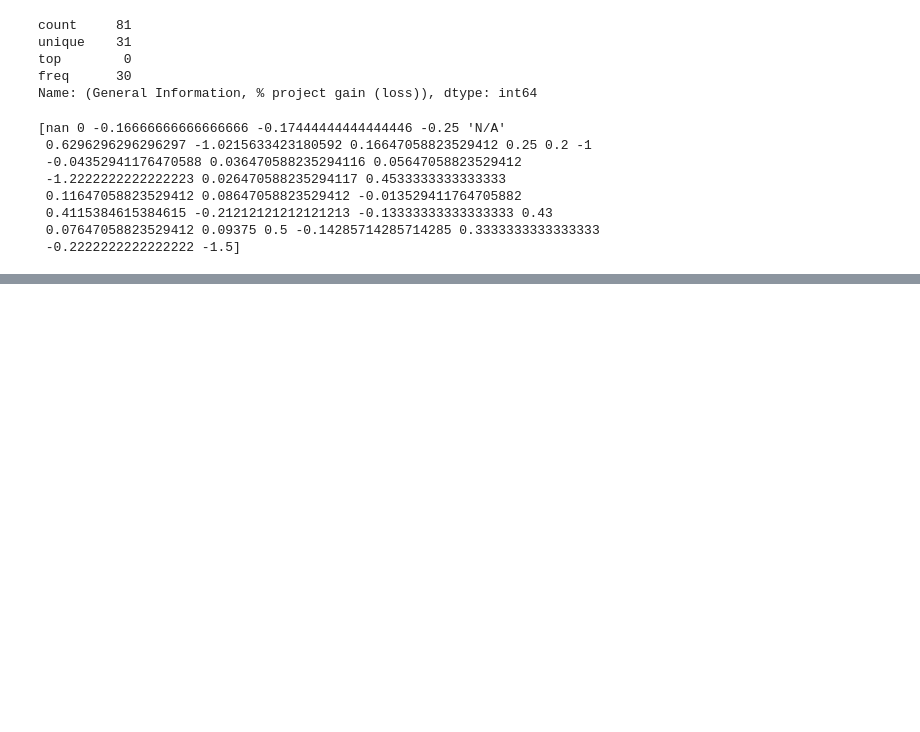
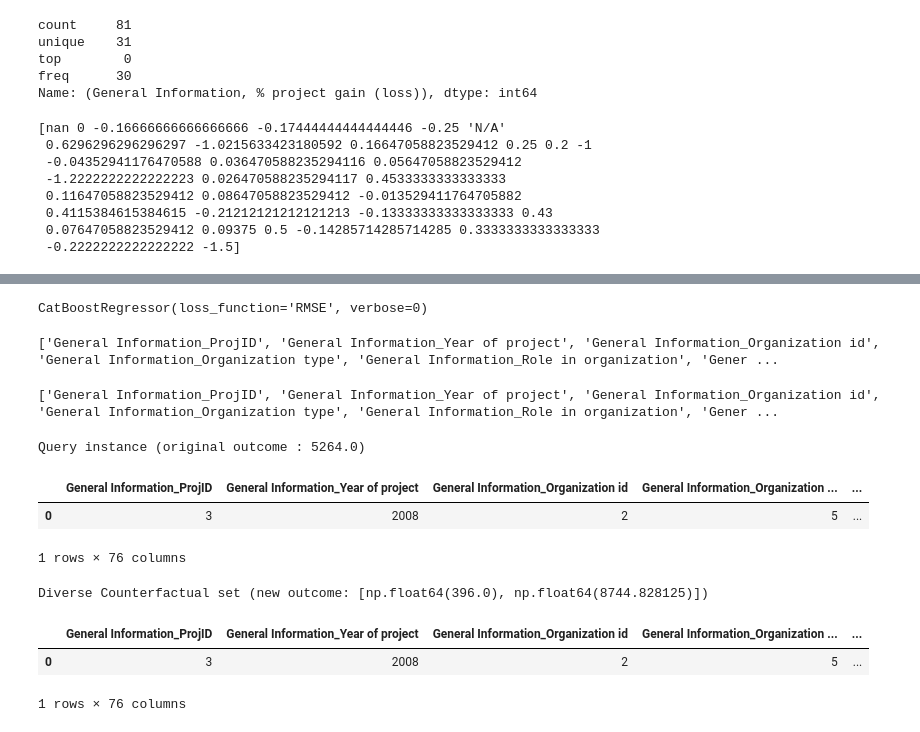
Before and after one commit to Serenity749/xai-software-effort-estimation, a Jupyter notebook: notebooks/01_data_exploration.ipynb, the cells around one changed output, grey strips where cells are left out. Cells and saved outputs as stored; diff of their text form; code cells hidden in the pictures; blank space fills up the shorter version.

```diff
--- a/notebooks/01_data_exploration.ipynb
+++ b/notebooks/01_data_exploration.ipynb
@@ -521,0 +676,42 @@ print(df[gain_loss_col].unique())
+# %%
+from catboost import CatBoostRegressor
+target_col = '_'.join(act_col)
+
+X = df_flattened.drop(columns=[target_col]).dropna()
+y = df_flattened.loc[X.index, target_col]
+
+model = CatBoostRegressor(verbose=0)
+model.fit(X, y)
+# %% [output]
+CatBoostRegressor(loss_function='RMSE', verbose=0)
+# %%
+continuous_candidates = X.select_dtypes(include=[np.number]).columns.tolist()
+print(continuous_candidates)
+# %% [output]
+['General Information_ProjID', 'General Information_Year of project', 'General Information_Organization id', 'General Information_Organization type', 'General Information_Role in organization', 'Gener ...
+# %%
+d = dice_ml.Data(
+    dataframe=pd.concat([X, y], axis=1),
+    continuous_features=continuous_candidates,
+    outcome_name=target_col
+)
+# %%
+print(X.columns.tolist())
+# %% [output]
+['General Information_ProjID', 'General Information_Year of project', 'General Information_Organization id', 'General Information_Organization type', 'General Information_Role in organization', 'Gener ...
+# %%
+m = dice_ml.Model(model=model, backend="sklearn", model_type="regressor")
+# %%
+exp = Dice(d, m, method="random")
+query_instance = X.iloc[[0]]
+cf = exp.generate_counterfactuals(query_instance, total_CFs=1, desired_range=[y.min(), y.mean()])
+cf.visualize_as_dataframe()
+# %% [output]
+Query instance (original outcome : 5264.0)
+|  | General Information_ProjID | General Information_Year of project | General Information_Organization id | General Information_Organization ... | ... |
+| 0 | 3 | 2008 | 2 | 5 | ... |
+1 rows × 76 columns
+Diverse Counterfactual set (new outcome: [np.float64(396.0), np.float64(8744.828125)])
+|  | General Information_ProjID | General Information_Year of project | General Information_Organization id | General Information_Organization ... | ... |
+| 0 | 3 | 2008 | 2 | 5 | ... |
+1 rows × 76 columns
```
Also changed, not shown: parts of 20 cells of this notebook, 7 other files.
